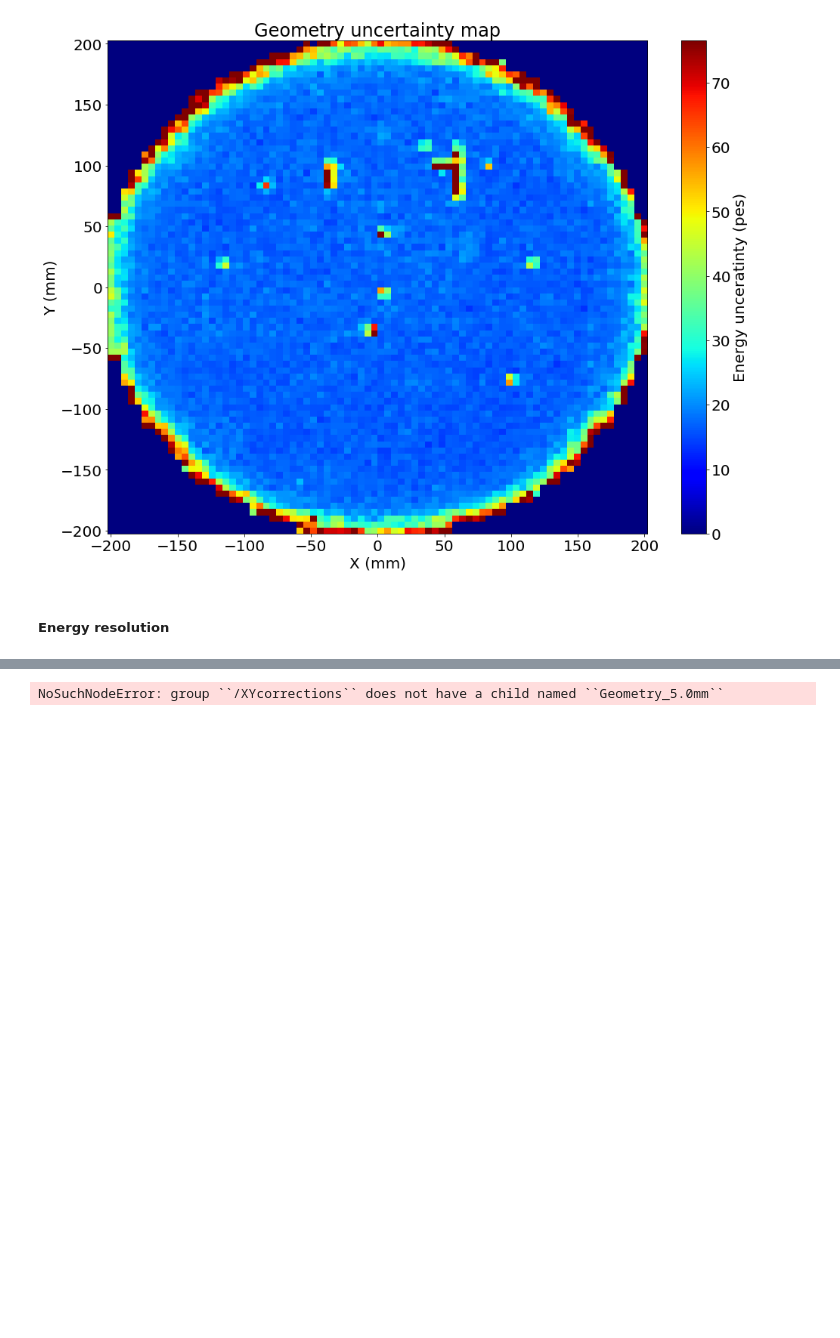
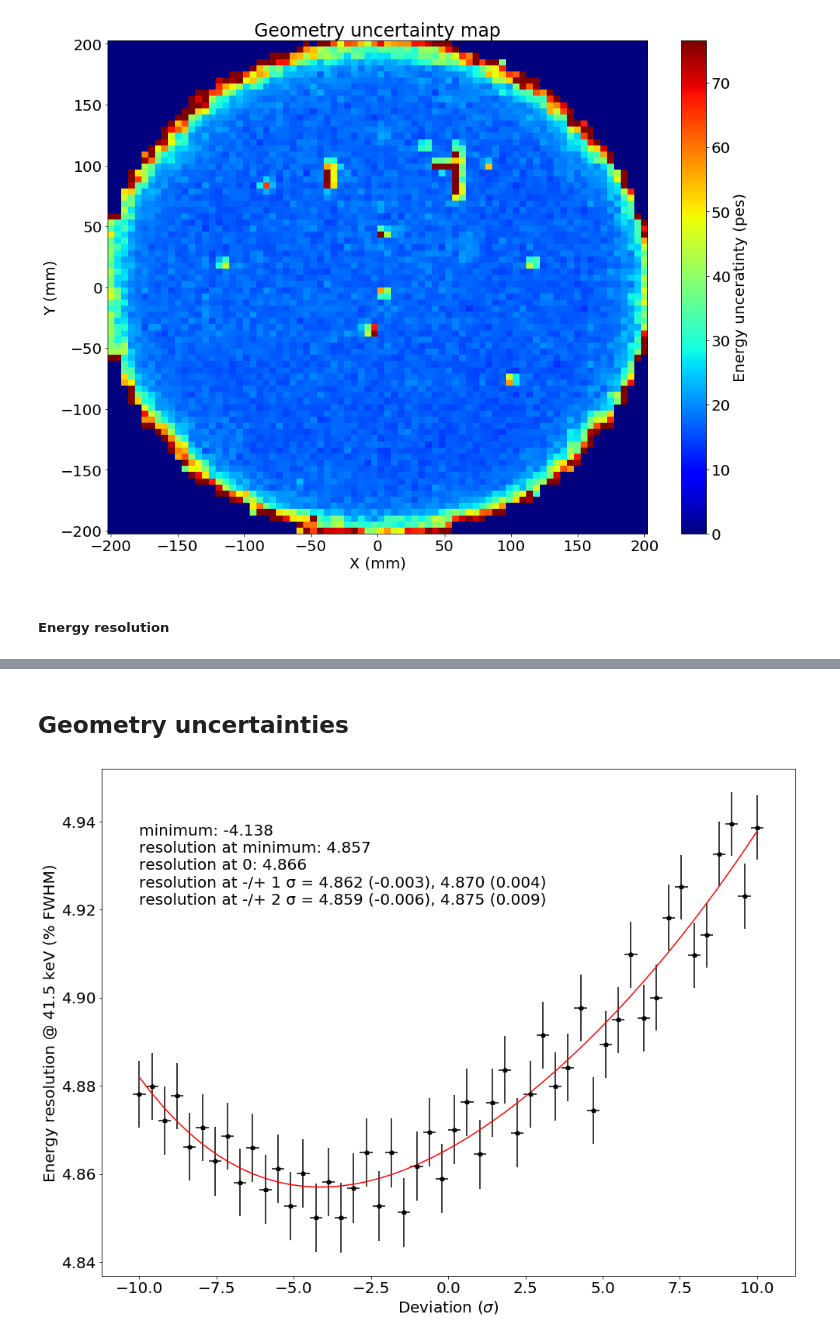
Before and after one commit to gonzaponte/MyNotebooks, a Jupyter notebook: Kr/older_nbs/Kr_systematics_4734-Copy1.ipynb, the cells around one changed output, grey strips where cells are left out. Drawn from its saved outputs; the diff is of its cells as text; code cells hidden in the pictures; blank space fills up the shorter version.

```diff
--- a/Kr/older_nbs/Kr_systematics_4734-Copy1.ipynb
+++ b/Kr/older_nbs/Kr_systematics_4734-Copy1.ipynb
@@ -376,14 +352,0 @@ IndexError: tuple index out of range
-# %%
-mins = np.zeros(Rnbins)
-for i in range(Rnbins):
-    ok = rok_lt[:, i]
-    plt.errorbar(sigmas_lt[ok], rR_lt[:, i][ok], rRu_lt[:, i][ok], np.diff(sigmas_lt)[0]/2,
-                 fmt = "p", label = f"r = {Rcenters[i]:.0f}")
-
-    f = fitf.fit(fitf.polynom, sigmas_lt[ok], rR_lt[:, i][ok], (1, 1, 1))
-    min_data = opt.minimize(f.fn, 0)
-    min_x    = min_data.x[0]
-    mins[i] = min_x
-
-plt.legend(fontsize=14)
-labels("Deviation ($\sigma$)", "Energy resolution @ 41.5 keV (% FWHM)")
@@ -397,10 +391,12 @@ labels("R (mm)", "Deviation at minimum")
+# %% [markdown]
+## Geometry uncertainties
 # %%
 nsigmas_geo = 50
 sigmas_geo  = np.linspace(-10, 10, nsigmas_geo)
 E0          = S2e * LT_correction(Z, X, Y).value * T_correction(T).value
 GEOdst      = dstf.load_dst(correction_filename,
                             group = "XYcorrections",
-                            node  = f"Geometry_{XY_pitch:.1f}mm")
+                            node  = f"GeometryE_{XY_pitch:.1f}mm")
 Xs          = np.unique(GEOdst.x.values)
 Ys          = np.unique(GEOdst.y.values)
 Fs          = GEOdst.factor     .values.reshape(Xs.size, Ys.size)
@@ -409,14 +405,19 @@ Fus         = GEOdst.uncertainty.values.reshape(Xs.size, Ys.size)
 
 globalR_geo  = np.zeros ( nsigmas_geo)
 globalRu_geo = np.zeros ( nsigmas_geo)
+chi2_geo     = np.zeros ( nsigmas_geo)
+
 z_geo        = np.repeat([Zcenters]  , nsigmas_geo, axis=0)
 zR_geo       = np.zeros ((nsigmas_geo, Znbins))
 zRu_geo      = np.zeros ((nsigmas_geo, Znbins))
 zok_geo      = np.zeros ((nsigmas_geo, Znbins), dtype=bool)
+zchi2_geo    = np.zeros ((nsigmas_geo, Znbins))
+
 r_geo        = np.repeat([Rcenters]  , nsigmas_geo, axis=0)
 rR_geo       = np.zeros ((nsigmas_geo, Rnbins))
 rRu_geo      = np.zeros ((nsigmas_geo, Rnbins))
 rok_geo      = np.zeros ((nsigmas_geo, Rnbins), dtype=bool)
+rchi2_geo    = np.zeros ((nsigmas_geo, Rnbins))
 
 datas_geo = []
 for i, nsig in enumerate(sigmas_geo):
@@ -425,31 +426,61 @@ for i, nsig in enumerate(sigmas_geo):
     e = E0 * GEO_correction(X, Y).value
 
     bkg  = fitf.polynom
-    data = measure_resolution(e, bkg=bkg)
+    data = measure_resolution(e, bkg=bkg, n_sigma=3.5)
     datas_geo.append(data)
     """
     plot(data, bkg=bkg)
     break
     """
     globalR_geo[i], globalRu_geo[i] = data.R[0]
+    chi2_geo[i] = data.f.chi2
 
     for j in range(Znbins):
         sel  = coref.in_range(Z, *Zbins[j:j+2])
         try:
-            data = measure_resolution(e[sel], bkg=bkg)
-            zR_geo [i, j], zRu_geo[i, j] = data.R[0]
-            zok_geo[i, j] = True
+            data = measure_resolution(e[sel], bkg=bkg, n_sigma=3.5)
+            zR_geo   [i, j], zRu_geo[i, j] = data.R[0]
+            zok_geo  [i, j] = True
+            zchi2_geo[i, j] = data.f.chi2
         except:
             pass
 
     for j in range(Rnbins):
         sel  = coref.in_range(R, *Rbins[j:j+2])
         try:
-            data = measure_resolution(e[sel], bkg=bkg)
-            rR_geo [i, j], rRu_geo[i, j] = data.R[0]
-            rok_geo[i, j] = True
+            data = measure_resolution(e[sel], bkg=bkg, n_sigma=3.5)
+            rR_geo   [i, j], rRu_geo[i, j] = data.R[0]
+            rok_geo  [i, j] = True
+            rchi2_geo[i, j] = data.f.chi2
         except:
             pass
-# %% [output]
-NoSuchNodeError: group ``/XYcorrections`` does not have a child named ``Geometry_5.0mm``
+# %%
+plt.errorbar(sigmas_geo, globalR_geo, globalRu_geo, np.diff(sigmas_geo)[0]/2, "pk")
+f = fitf.fit(fitf.polynom, sigmas_geo, globalR_geo, tuple(1 for i in range(5)), sigma=globalRu_geo)
+plt.plot(sigmas_geo, f.fn(sigmas_geo), "r-")
+
+min_data = opt.minimize(f.fn, 0)
+min_x    = min_data.x[0]
+min_y    = min_data.fun
+reso_0   = f.fn( 0)
+reso_m1  = f.fn(-1)
+reso_p1  = f.fn(+1)
+reso_m2  = f.fn(-2)
+reso_p2  = f.fn(+2)
+
+text = f"""
+minimum: {min_x:.3f}
+resolution at minimum: {min_y:.3f}
+resolution at 0: {reso_0:.3f}
+resolution at -/+ 1 σ = {reso_m1:.3f} ({reso_m1 - reso_0:.3f}), {reso_p1:.3f} ({reso_p1 - reso_0:.3f})
+resolution at -/+ 2 σ = {reso_m2:.3f} ({reso_m2 - reso_0:.3f}), {reso_p2:.3f} ({reso_p2 - reso_0:.3f})
+"""
+
+plt.text(-10,
+         relative_to(plt.ylim(), 0.7),
+         text)
+
+labels("Deviation ($\sigma$)", "Energy resolution @ 41.5 keV (% FWHM)")
+# %% [output]
+[figure, added]
 # %%
```
Also changed, not shown: parts of 28 cells of this notebook.
